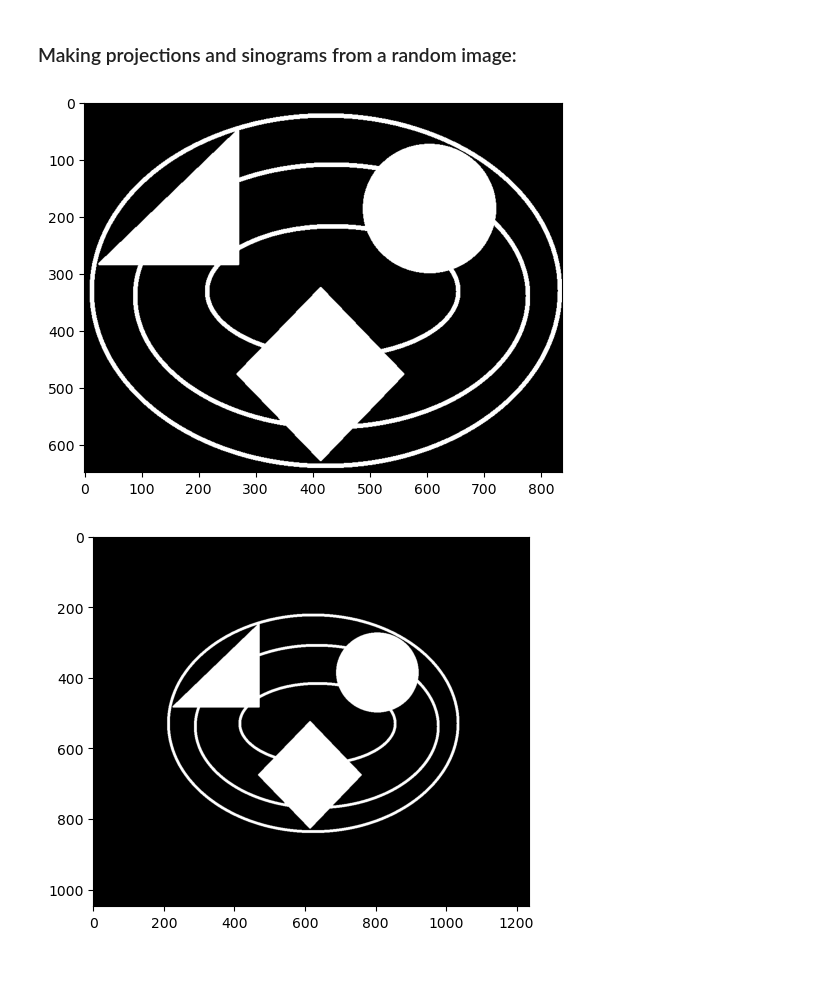
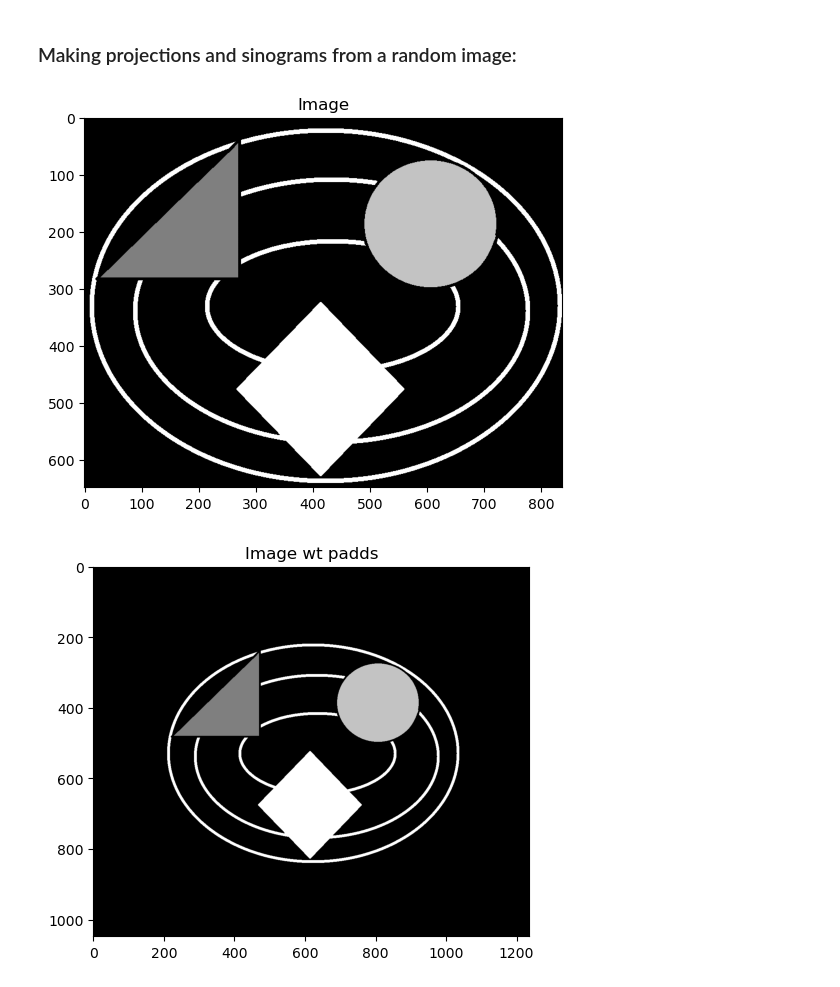
Before and after one commit to MaPhewJ/EIL_image_processing, a Jupyter notebook: BasicsProjections.ipynb, the cells around one changed output. Drawn from its saved outputs; the diff is of its cells as text; code cells hidden in the pictures.

```diff
--- a/BasicsProjections.ipynb
+++ b/BasicsProjections.ipynb
@@ -11,19 +11,21 @@ from skimage.transform import rotate
 from skimage.color import rgb2gray
 # %%
 #read shapes.tiff
-image = io.imread('C:/Users/Matthew/Desktop/shapes.bmp')
+image = io.imread('C:/Users/Matthew/Desktop/shapes.tiff')
 #if RGB uncomment below
-#image = rgb2gray(image)
+image = image[:,:,1]
 plt.imshow(image, cmap = 'gray')
+plt.title('Image')
 plt.show()
 # %% [output]
-[figure, old version]
+[figure, new version]
 # %%
 image_pad = np.pad(image, 200)
 plt.imshow(image_pad, cmap = 'gray')
+plt.title('Image wt padds')
 plt.show()
 # %% [output]
-[figure, old version]
+[figure, new version]
 # %%
 projs = []
 for angle in range(360):
```
Also changed, not shown: parts of 2 cells of this notebook.
